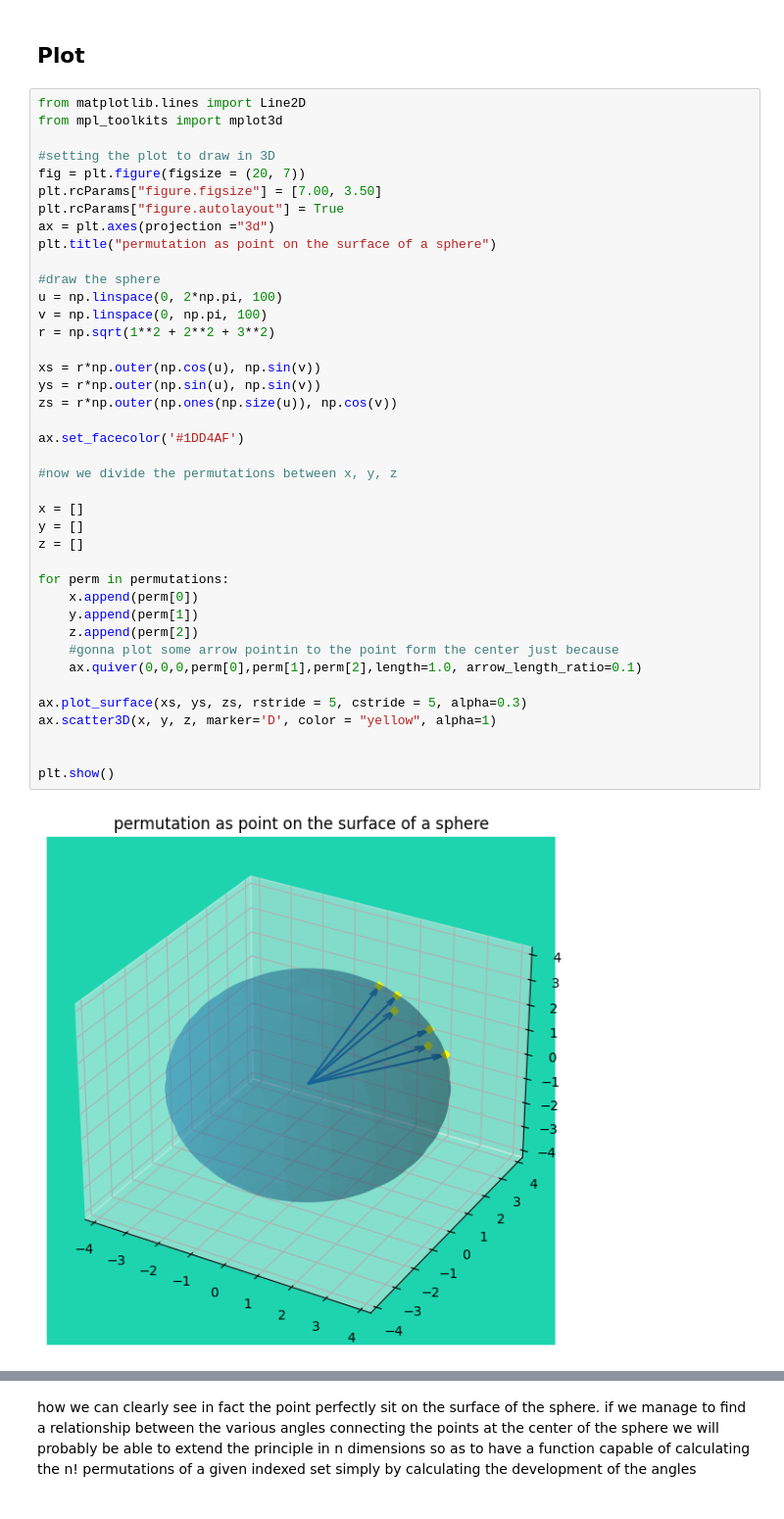
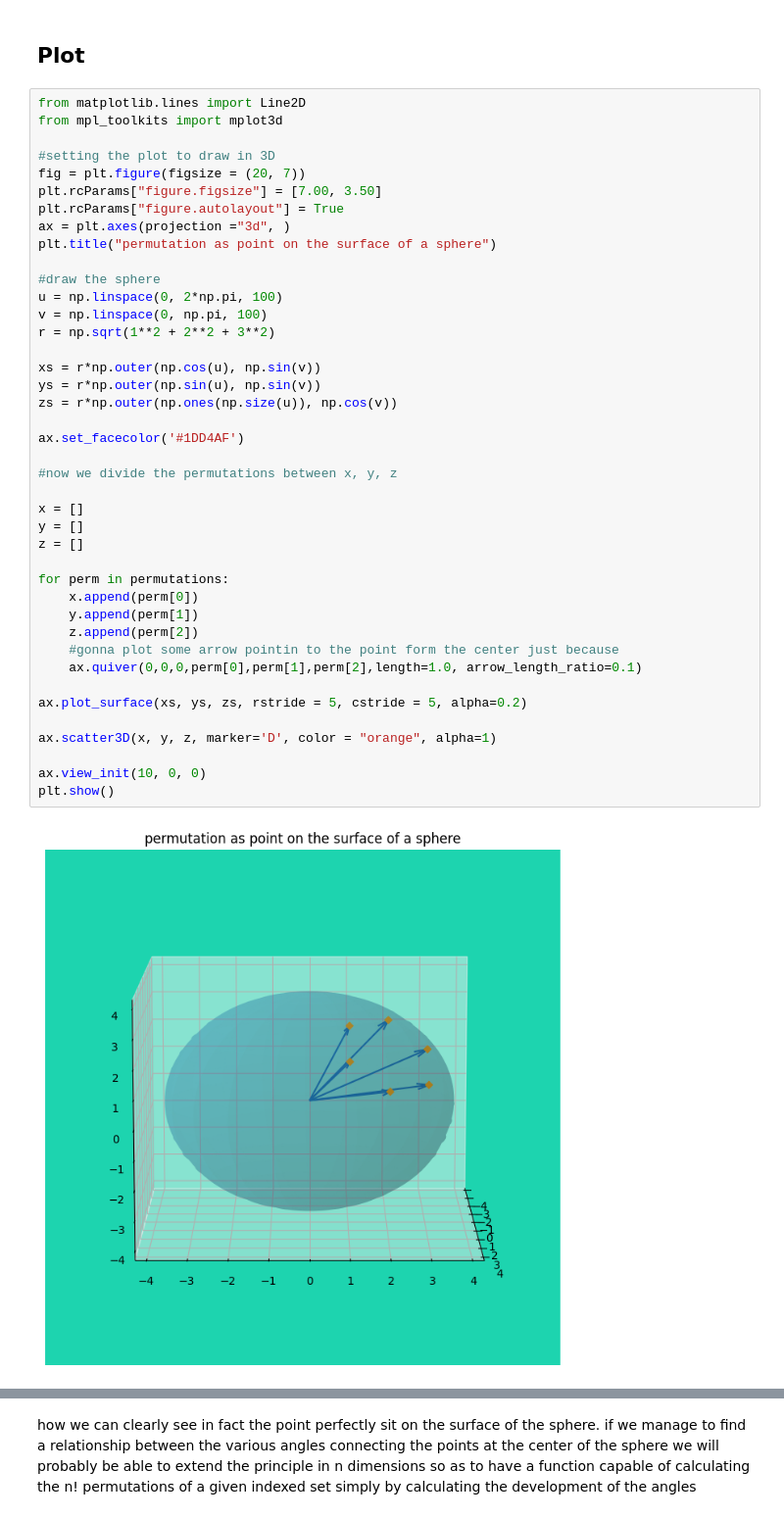
Before and after one commit to frekkoz3/Permutations, a Jupyter notebook: Permutations.ipynb, the cells around one changed output, grey strips where cells are left out. Shown at 98% size. Drawn from its saved outputs; the diff is of its cells as text.

```diff
--- a/Permutations.ipynb
+++ b/Permutations.ipynb
@@ -87,37 +87,38 @@ from mpl_toolkits import mplot3d
 fig = plt.figure(figsize = (20, 7))
 plt.rcParams["figure.figsize"] = [7.00, 3.50]
 plt.rcParams["figure.autolayout"] = True
-ax = plt.axes(projection ="3d")
+ax = plt.axes(projection ="3d", )
 plt.title("permutation as point on the surface of a sphere")
 
 #draw the sphere
 u = np.linspace(0, 2*np.pi, 100)
 v = np.linspace(0, np.pi, 100)
 r = np.sqrt(1**2 + 2**2 + 3**2)
 
 xs = r*np.outer(np.cos(u), np.sin(v))
 ys = r*np.outer(np.sin(u), np.sin(v))
 zs = r*np.outer(np.ones(np.size(u)), np.cos(v))
 
 ax.set_facecolor('#1DD4AF')
 
 #now we divide the permutations between x, y, z
 
 x = []
 y = []
 z = []
 
 for perm in permutations:
     x.append(perm[0])
     y.append(perm[1])
     z.append(perm[2])
     #gonna plot some arrow pointin to the point form the center just because
     ax.quiver(0,0,0,perm[0],perm[1],perm[2],length=1.0, arrow_length_ratio=0.1)
 
-ax.plot_surface(xs, ys, zs, rstride = 5, cstride = 5, alpha=0.3)
-ax.scatter3D(x, y, z, marker='D', color = "yellow", alpha=1)
+ax.plot_surface(xs, ys, zs, rstride = 5, cstride = 5, alpha=0.2)
 
+ax.scatter3D(x, y, z, marker='D', color = "orange", alpha=1)
 
+ax.view_init(10, 0, 0)
 plt.show()
 # %% [output]
-[figure, old version]
+[figure, new version]
```
Also changed, not shown: parts of 3 cells of this notebook, 1 other file.
